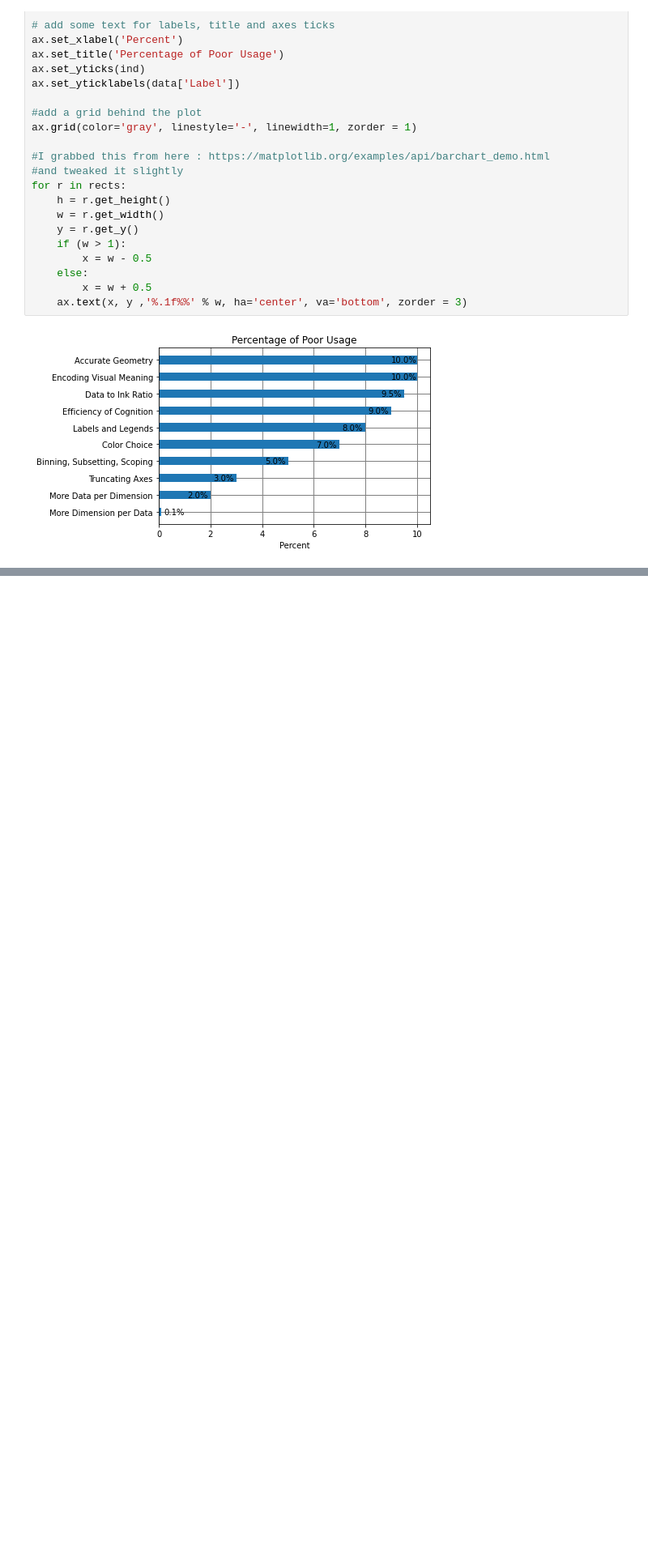
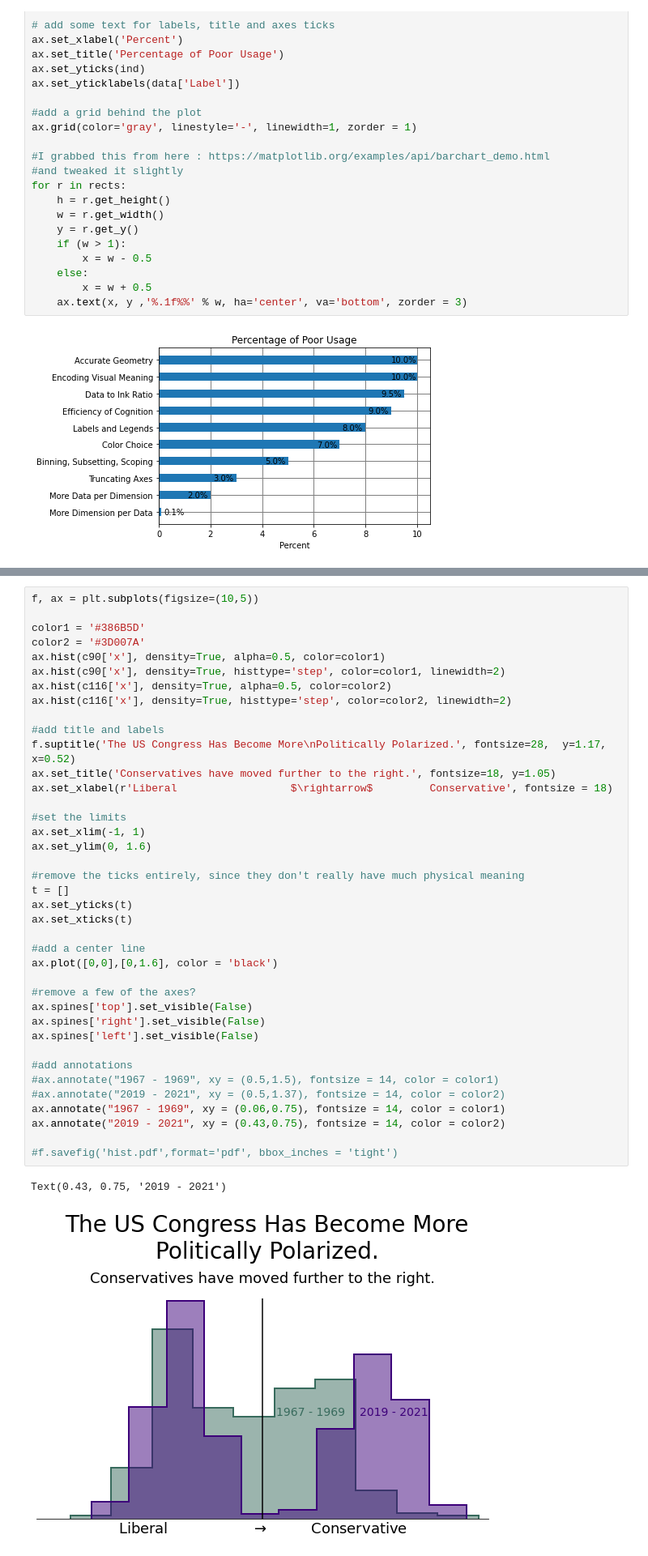
Before and after one commit to ageller/IntroToDataVis, a Jupyter notebook: matplotlibDemo.ipynb, the cells around one changed output, grey strips where cells are left out. Shown at 81% size. Cells and saved outputs as stored; diff of their text form; blank space fills up the shorter version.

```diff
--- a/matplotlibDemo.ipynb
+++ b/matplotlibDemo.ipynb
@@ -152,0 +295,42 @@ for i, r in enumerate(rects):
+# %%
+f, ax = plt.subplots(figsize=(10,5))
+
+color1 = '#386B5D'
+color2 = '#3D007A'
+ax.hist(c90['x'], density=True, alpha=0.5, color=color1)
+ax.hist(c90['x'], density=True, histtype='step', color=color1, linewidth=2)
+ax.hist(c116['x'], density=True, alpha=0.5, color=color2)
+ax.hist(c116['x'], density=True, histtype='step', color=color2, linewidth=2)
+
+#add title and labels
+f.suptitle('The US Congress Has Become More\nPolitically Polarized.', fontsize=28,  y=1.17, x=0.52)
+ax.set_title('Conservatives have moved further to the right.', fontsize=18, y=1.05)
+ax.set_xlabel(r'Liberal                  $\rightarrow$         Conservative', fontsize = 18)
+
+#set the limits
+ax.set_xlim(-1, 1)
+ax.set_ylim(0, 1.6)
+
+#remove the ticks entirely, since they don't really have much physical meaning
+t = []
+ax.set_yticks(t)
+ax.set_xticks(t)
+
+#add a center line
+ax.plot([0,0],[0,1.6], color = 'black')
+
+#remove a few of the axes?
+ax.spines['top'].set_visible(False)
+ax.spines['right'].set_visible(False)
+ax.spines['left'].set_visible(False)
+
+#add annotations
+#ax.annotate("1967 - 1969", xy = (0.5,1.5), fontsize = 14, color = color1)
+#ax.annotate("2019 - 2021", xy = (0.5,1.37), fontsize = 14, color = color2)
+ax.annotate("1967 - 1969", xy = (0.06,0.75), fontsize = 14, color = color1)
+ax.annotate("2019 - 2021", xy = (0.43,0.75), fontsize = 14, color = color2)
+
+#f.savefig('hist.pdf',format='pdf', bbox_inches = 'tight')
+# %% [output]
+Text(0.43, 0.75, '2019 - 2021')
+[figure, added]
```
Also changed, not shown: parts of 19 cells of this notebook, 2 other files.
